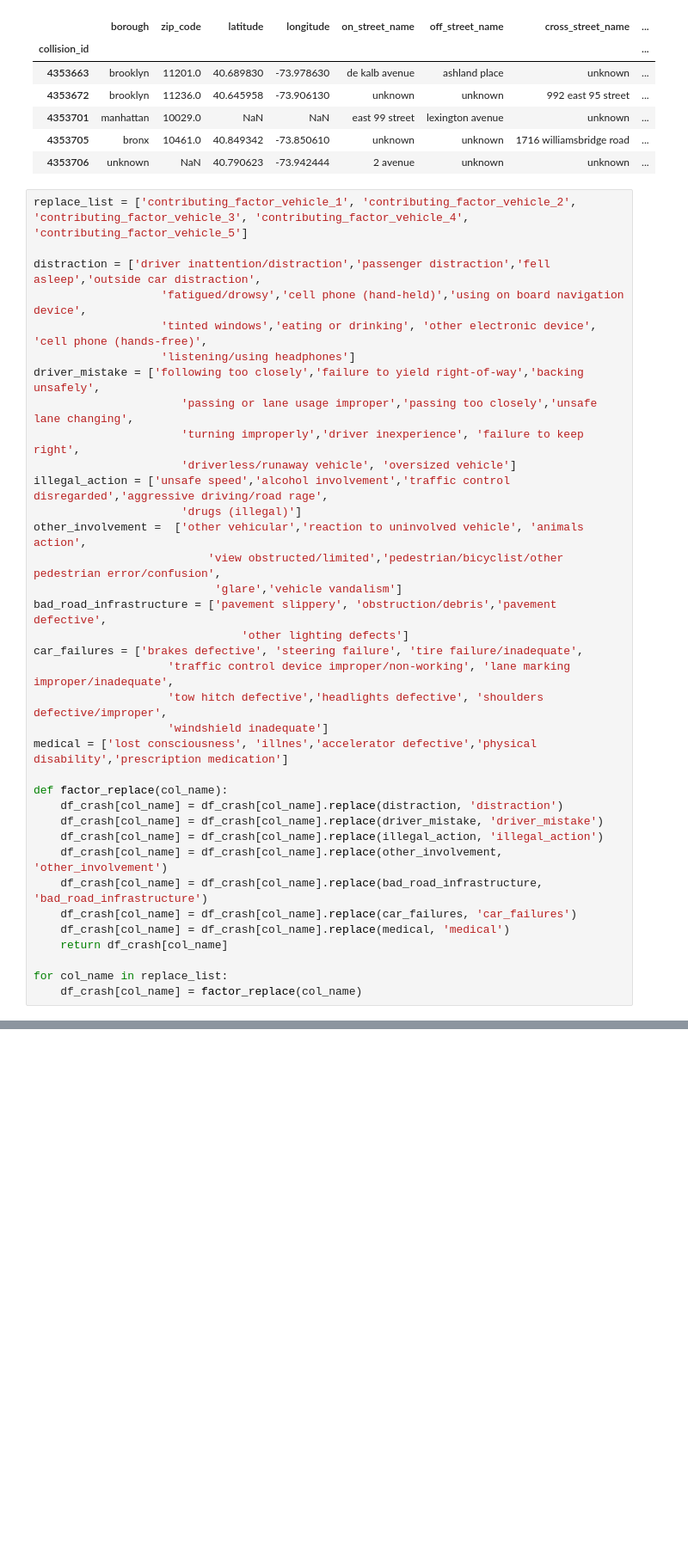
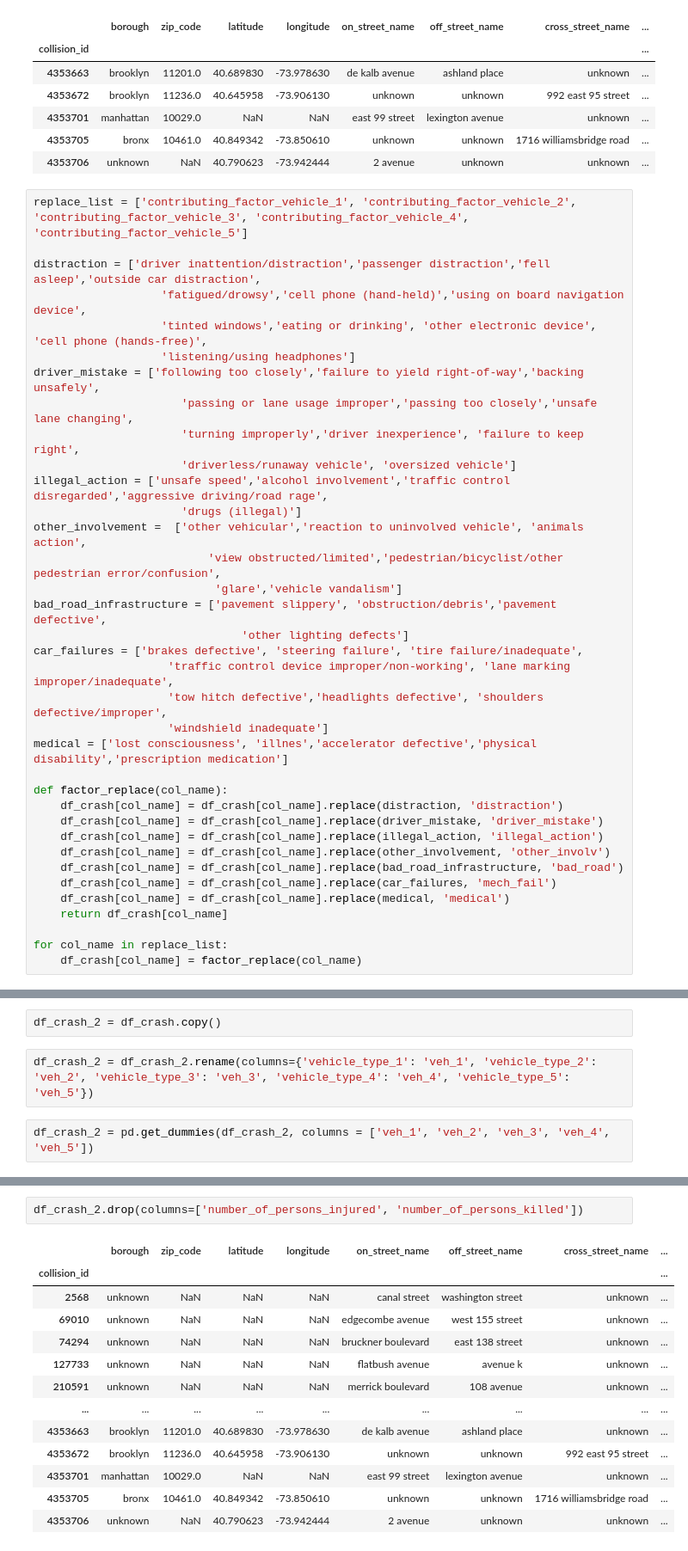
Before and after one commit to Roldan87/nyc-crashes, a Jupyter notebook: crash_cleaning.ipynb, the cells around one changed output, grey strips where cells are left out. Shown at 86% size. Saved outputs shown, nothing was run; the diff lists cells and outputs as text; blank space fills up the shorter version.

```diff
--- a/crash_cleaning.ipynb
+++ b/crash_cleaning.ipynb
@@ -249,9 +249,9 @@ def factor_replace(col_name):
     df_crash[col_name] = df_crash[col_name].replace(distraction, 'distraction')
     df_crash[col_name] = df_crash[col_name].replace(driver_mistake, 'driver_mistake')
     df_crash[col_name] = df_crash[col_name].replace(illegal_action, 'illegal_action')
-    df_crash[col_name] = df_crash[col_name].replace(other_involvement, 'other_involvement')
-    df_crash[col_name] = df_crash[col_name].replace(bad_road_infrastructure, 'bad_road_infrastructure')
-    df_crash[col_name] = df_crash[col_name].replace(car_failures, 'car_failures')
+    df_crash[col_name] = df_crash[col_name].replace(other_involvement, 'other_involv')
+    df_crash[col_name] = df_crash[col_name].replace(bad_road_infrastructure, 'bad_road')
+    df_crash[col_name] = df_crash[col_name].replace(car_failures, 'mech_fail')
     df_crash[col_name] = df_crash[col_name].replace(medical, 'medical')
     return df_crash[col_name]
 
@@ -280,0 +260,6 @@ df_crash.head(50)
+# %%
+df_crash_2 = df_crash.copy()
+# %%
+df_crash_2 = df_crash_2.rename(columns={'vehicle_type_1': 'veh_1', 'vehicle_type_2': 'veh_2', 'vehicle_type_3': 'veh_3', 'vehicle_type_4': 'veh_4', 'vehicle_type_5': 'veh_5'})
+# %%
+df_crash_2 = pd.get_dummies(df_crash_2, columns = ['veh_1', 'veh_2', 'veh_3', 'veh_4', 'veh_5'])
@@ -280,0 +286,16 @@ df_crash.head(50)
+# %%
+df_crash_2.drop(columns=['number_of_persons_injured', 'number_of_persons_killed'])
+# %% [output]
+|  | borough | zip_code | latitude | longitude | on_street_name | off_street_name | cross_street_name | ... |
+| collision_id |  |  |  |  |  |  |  | ... |
+| 2568 | unknown | NaN | NaN | NaN | canal street | washington street | unknown | ... |
+| 69010 | unknown | NaN | NaN | NaN | edgecombe avenue | west 155 street | unknown | ... |
+| 74294 | unknown | NaN | NaN | NaN | bruckner boulevard | east 138 street | unknown | ... |
+| 127733 | unknown | NaN | NaN | NaN | flatbush avenue | avenue k | unknown | ... |
+| 210591 | unknown | NaN | NaN | NaN | merrick boulevard | 108 avenue | unknown | ... |
+| ... | ... | ... | ... | ... | ... | ... | ... | ... |
+| 4353663 | brooklyn | 11201.0 | 40.689830 | -73.978630 | de kalb avenue | ashland place | unknown | ... |
+| 4353672 | brooklyn | 11236.0 | 40.645958 | -73.906130 | unknown | unknown | 992 east 95 street | ... |
+| 4353701 | manhattan | 10029.0 | NaN | NaN | east 99 street | lexington avenue | unknown | ... |
+| 4353705 | bronx | 10461.0 | 40.849342 | -73.850610 | unknown | unknown | 1716 williamsbridge road | ... |
+| 4353706 | unknown | NaN | 40.790623 | -73.942444 | 2 avenue | unknown | unknown | ... |
```
Also changed, not shown: parts of 15 cells of this notebook, 2 other files.
